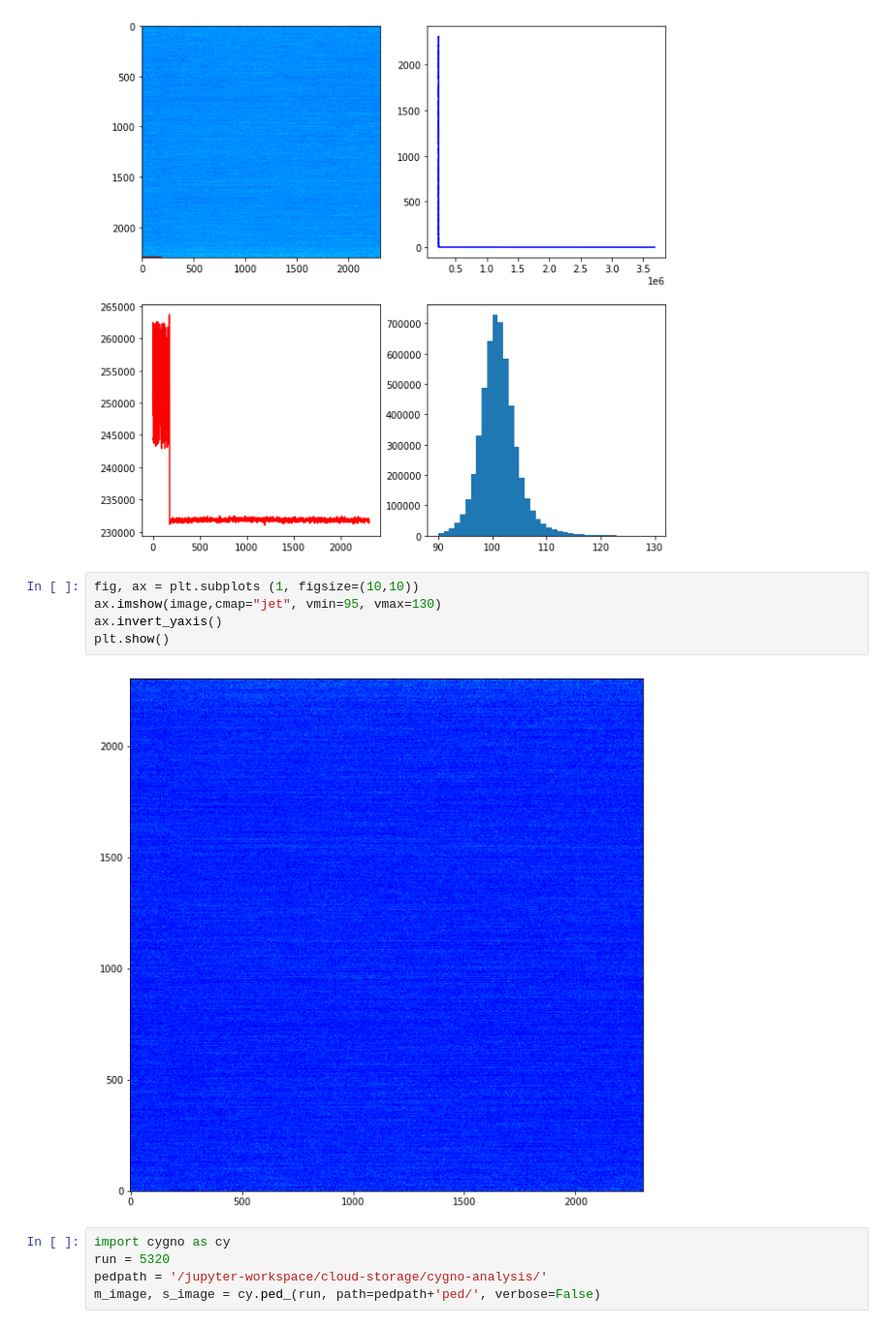
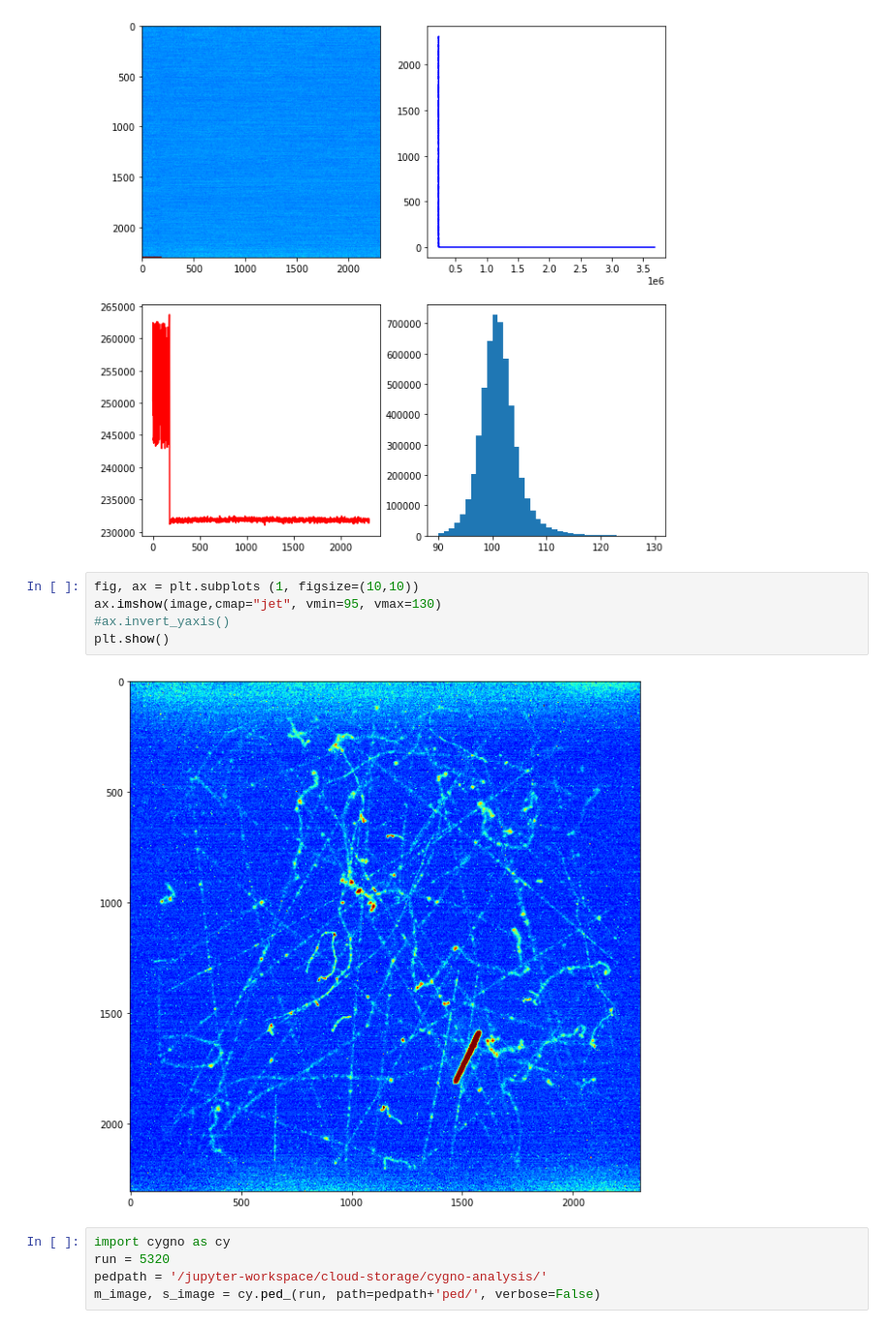
Before and after one commit to gmazzitelli/cygno_cloud, a Jupyter notebook: display.ipynb, the cells around one changed output. Shown at 97% size. Cells and saved outputs as stored; diff of their text form.

```diff
--- a/display.ipynb
+++ b/display.ipynb
@@ -67,10 +66,10 @@ INFO: mean: 101.27, sigma: 119.23, N out of range: 23824 < vmin=90, 431 > vmax=1
 # %%
 fig, ax = plt.subplots (1, figsize=(10,10))
 ax.imshow(image,cmap="jet", vmin=95, vmax=130)
-ax.invert_yaxis()
+#ax.invert_yaxis()
 plt.show()
 # %% [output]
-[figure, old version]
+[figure, new version]
 # %%
 import cygno as cy
 run = 5320
```
Also changed, not shown: parts of 1 cell of this notebook, 1 other file.
